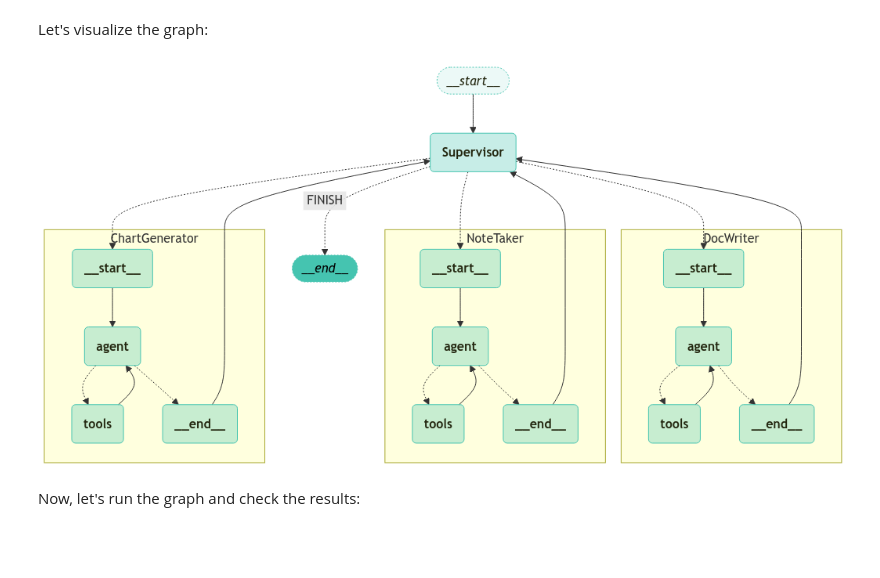
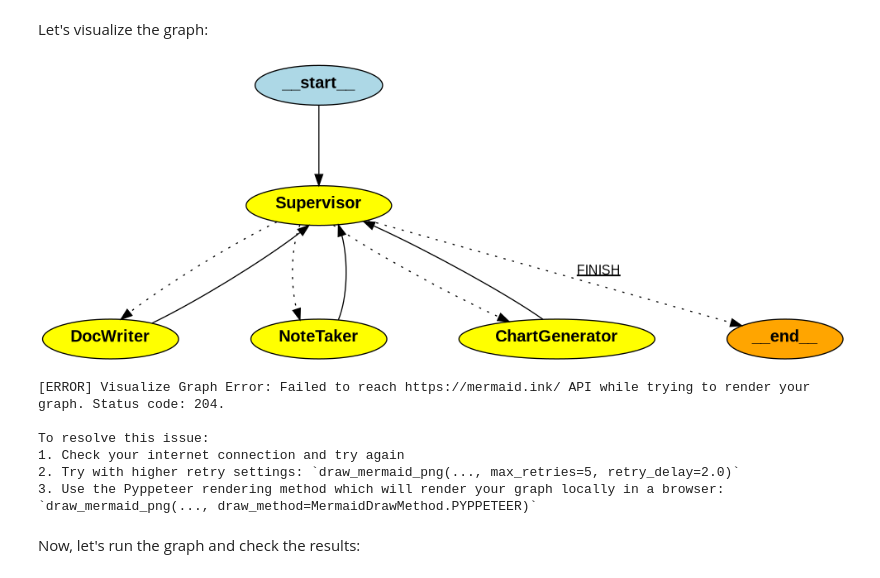
Before and after one commit to Bluedata-Consulting/GAAI-B4-Azure, a Jupyter notebook: SELFLEARNING/code15_LangGraph-Hierarchical-Multi-Agent-Teams.ipynb, the cells around one changed output. Cells and saved outputs as stored; diff of their text form; code cells hidden in the pictures; blank space fills up the shorter version.

```diff
--- a/SELFLEARNING/code15_LangGraph-Hierarchical-Multi-Agent-Teams.ipynb
+++ b/SELFLEARNING/code15_LangGraph-Hierarchical-Multi-Agent-Teams.ipynb
@@ -466,7 +506,7 @@ llm = AzureChatOpenAI(model=MODEL_NAME)
 doc_writer_agent = create_react_agent(
     llm,
     tools=[write_document, edit_document, read_document],
-    state_modifier="You are a arxiv researcher. Your mission is to write arxiv style paper on given topic/resources.",
+    prompt="You are a arxiv researcher. Your mission is to write arxiv style paper on given topic/resources.",
 )
 context_aware_doc_writer_agent = preprocess | doc_writer_agent
 doc_writing_node = agent_factory.create_agent_node(
@@ -477,7 +517,7 @@ doc_writing_node = agent_factory.create_agent_node(
 note_taking_agent = create_react_agent(
     llm,
     tools=[create_outline, read_document],
-    state_modifier="You are an expert in creating outlines for research papers. Your mission is to create an outline for a given topic/resources or documents.",
+    prompt="You are an expert in creating outlines for research papers. Your mission is to create an outline for a given topic/resources or documents.",
 )
 context_aware_note_taking_agent = preprocess | note_taking_agent
 note_taking_node = agent_factory.create_agent_node(
@@ -541,11 +581,21 @@ authoring_graph.set_entry_point("Supervisor")
 authoring_app = authoring_graph.compile(checkpointer=MemorySaver())
 # %% [markdown]
 Let's visualize the graph:
+# %%
+
+Image(authoring_app.get_graph().draw_png())
+# %% [output]
+[figure, added]
 # %%
 # Visualize graph
-visualize_graph(authoring_app, xray=True)
+visualize_graph(authoring_app)
 # %% [output]
-[figure, removed]
+[ERROR] Visualize Graph Error: Failed to reach https://mermaid.ink/ API while trying to render your graph. Status code: 204.
+
+To resolve this issue:
+1. Check your internet connection and try again
+2. Try with higher retry settings: `draw_mermaid_png(..., max_retries=5, retry_delay=2.0)`
+3. Use the Pyppeteer rendering method which will render your graph locally in a browser: `draw_mermaid_png(..., draw_method=MermaidDrawMethod.PYPPETEER)`
 # %% [markdown]
 Now, let's run the graph and check the results:
 # %%
```
Also changed, not shown: parts of 14 cells of this notebook.
